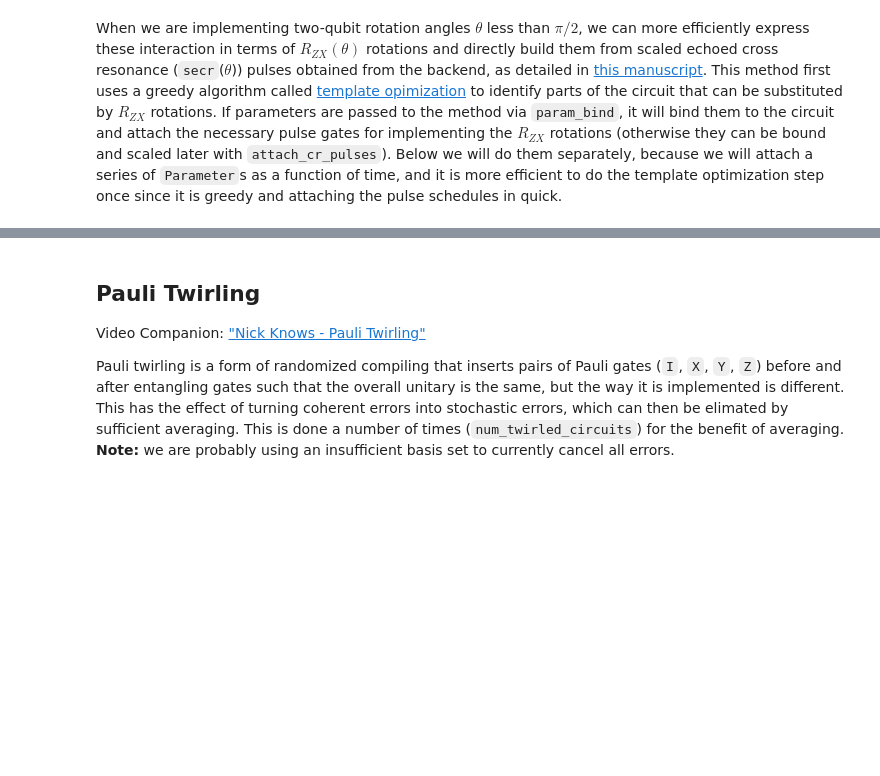
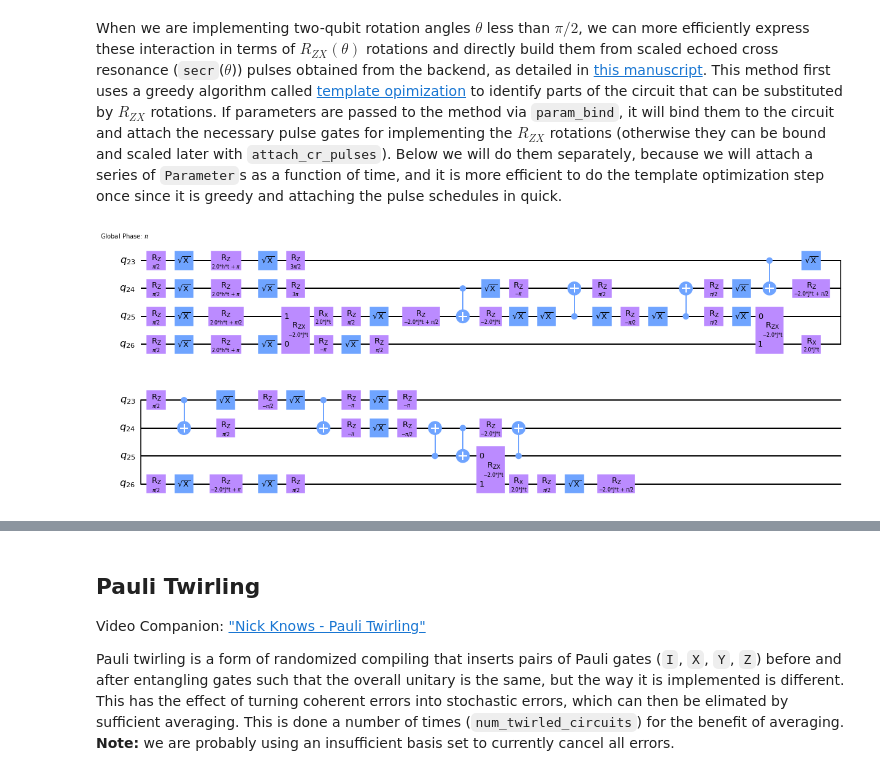
Before and after one commit to qiskit-community/qiskit-research, a Jupyter notebook: docs/getting_started.ipynb, the cells around one changed output, grey strips where cells are left out. Saved outputs shown, nothing was run; the diff lists cells and outputs as text; code cells hidden in the pictures; blank space fills up the shorter version.

```diff
--- a/docs/getting_started.ipynb
+++ b/docs/getting_started.ipynb
@@ -108,6 +110,6 @@ In general problems must respect the layout of the actual quantum hardware. Due
 # %%
-# best_idx = np.argmin(cx_counts)
-# trot_circ_t = trot_circ_ts[best_idx]
+best_idx = np.argmin(cx_counts)
+trot_circ_t = trot_circ_ts[best_idx]
 # %% [markdown]
 ## Noise-aware Layout
 
@@ -115,14 +117,14 @@ Video Companion: ["Nick Knows - Layout"](https://www.youtube.com/watch?v=qcFp90v
 
 Now that we have a SWAP-mapped optimal circuit, we consider the layouts on the actual quantum backend. These layouts are found by the VF2 subgraph isomorphism algorithm, which is very fast. Since the transpiler mapped the circuit to physical qubits, we must first "deflate" the circuits with `deflate_circuit` (which removes idle qubits), finds the layouts with `matching_layouts`, then scores those layouts due to error rates, which are calculated by a cost function that may be specified by the user, see [`mapomatic`](https://github.com/Qiskit-Partners/mapomatic) documentation for how. The default cost function includes errors determined for each qubit gates and measurements, although not decoherence/relaxation caused by idle time, producing an *infidelity score* where the lowest number is the preferred layout.
 # %%
-# from mapomatic import deflate_circuit, evaluate_layouts, matching_layouts
-# from qiskit_research.utils.pulse_scaling import get_ecr_pairs_from_backend
+from mapomatic import deflate_circuit, evaluate_layouts, matching_layouts
+from qiskit_research.utils.pulse_scaling import get_ecr_pairs_from_backend
 
-# coupling_map = get_ecr_pairs_from_backend(backend)
+coupling_map = get_ecr_pairs_from_backend(backend)
 
-# trot_circ_def = deflate_circuit(trot_circ_t)
-# layouts = matching_layouts(trot_circ_def, coupling_map)
-# scored_layouts = evaluate_layouts(
-#     trot_circ_def, layouts, backend
-# )  # cost_function = cost_func
-# print(scored_layouts)
+trot_circ_def = deflate_circuit(trot_circ_t)
+layouts = matching_layouts(trot_circ_def, coupling_map)
+scored_layouts = evaluate_layouts(
+    trot_circ_def, layouts, backend
+)  # cost_function = cost_func
+print(scored_layouts)
@@ -164,10 +171,13 @@ The `RZXGate` is very similar to the native two-qubit interation called [echoed
 # %% [markdown]
 When we are implementing two-qubit rotation angles $\theta$ less than $\pi/2$, we can more efficiently express these interaction in terms of $R_{ZX}(\theta)$ rotations and directly build them from scaled echoed cross resonance (`secr`($\theta$)) pulses obtained from the backend, as detailed in [this manuscript](http://arxiv.org/abs/2012.11660). This method first uses a greedy algorithm called [template opimization](http://arxiv.org/abs/1909.05270) to identify parts of the circuit that can be substituted by $R_{ZX}$ rotations. If parameters are passed to the method via `param_bind`, it will bind them to the circuit and attach the necessary pulse gates for implementing the $R_{ZX}$ rotations (otherwise they can be bound and scaled later with `attach_cr_pulses`). Below we will do them separately, because we will attach a series of `Parameter`s as a function of time, and it is more efficient to do the template optimization step once since it is greedy and attaching the pulse schedules in quick.
 # %%
-# my_layout = scored_layouts[0][0]  # the layout with the lowest score (i.e., error)
-# trot_circ_sca = scale_cr_pulses(
-#     transpile(trot_circ_def, initial_layout=my_layout),
-#     backend,
-#     unroll_rzx_to_ecr=False
-# )
-# trot_circ_sca.draw("mpl", idle_wires=False)
+my_layout = scored_layouts[0][0]  # the layout with the lowest score (i.e., error)
+trot_circ_sca = scale_cr_pulses(
+    transpile(trot_circ_def, initial_layout=my_layout),
+    # transpile(transpile(trot_circ, basis_gates=['rx', 'rz', 'cx']), initial_layout=[0,1,2,3]),
+    backend,
+    unroll_rzx_to_ecr=False
+)
+trot_circ_sca.draw("mpl", idle_wires=False)
+# %% [output]
+[figure, added]
```
Also changed, not shown: parts of 21 cells of this notebook, 1 other file.
